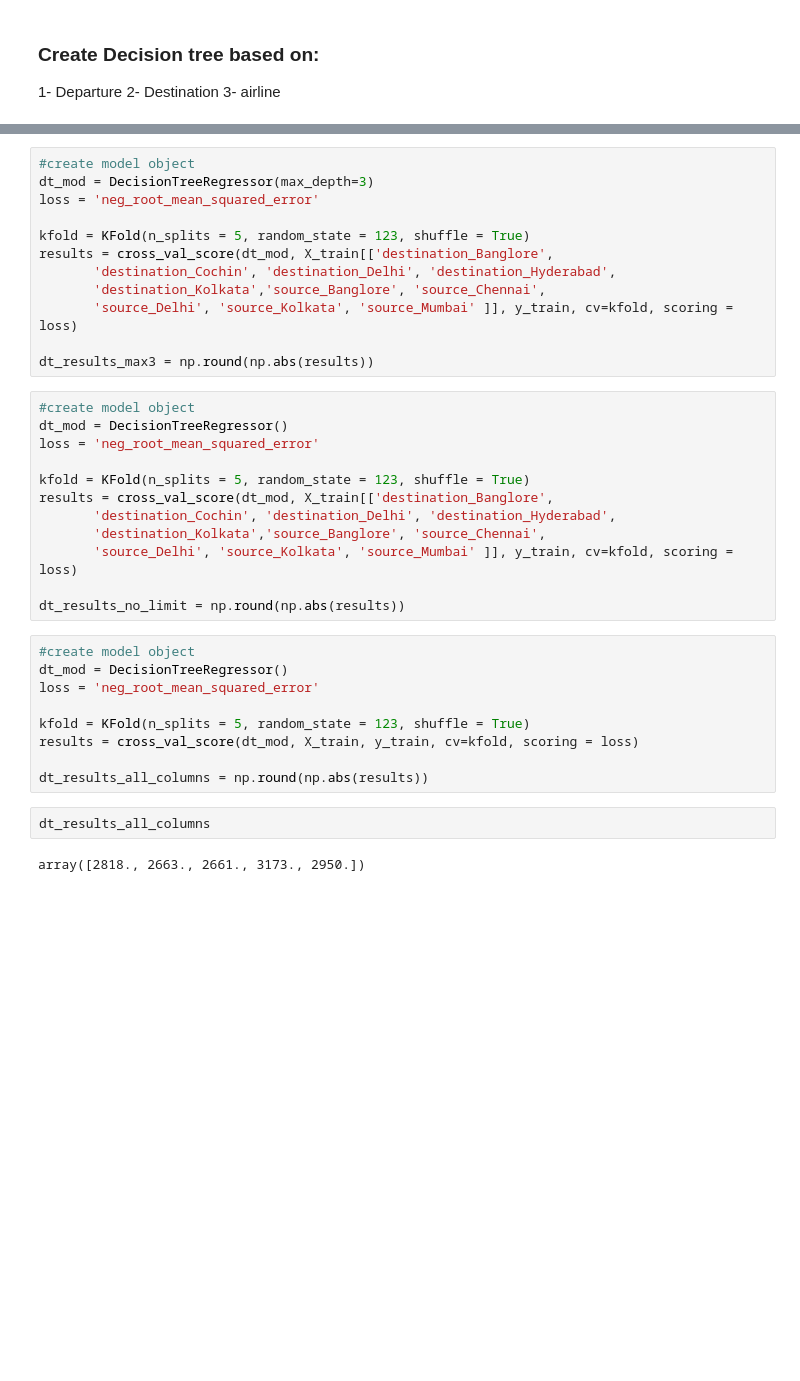
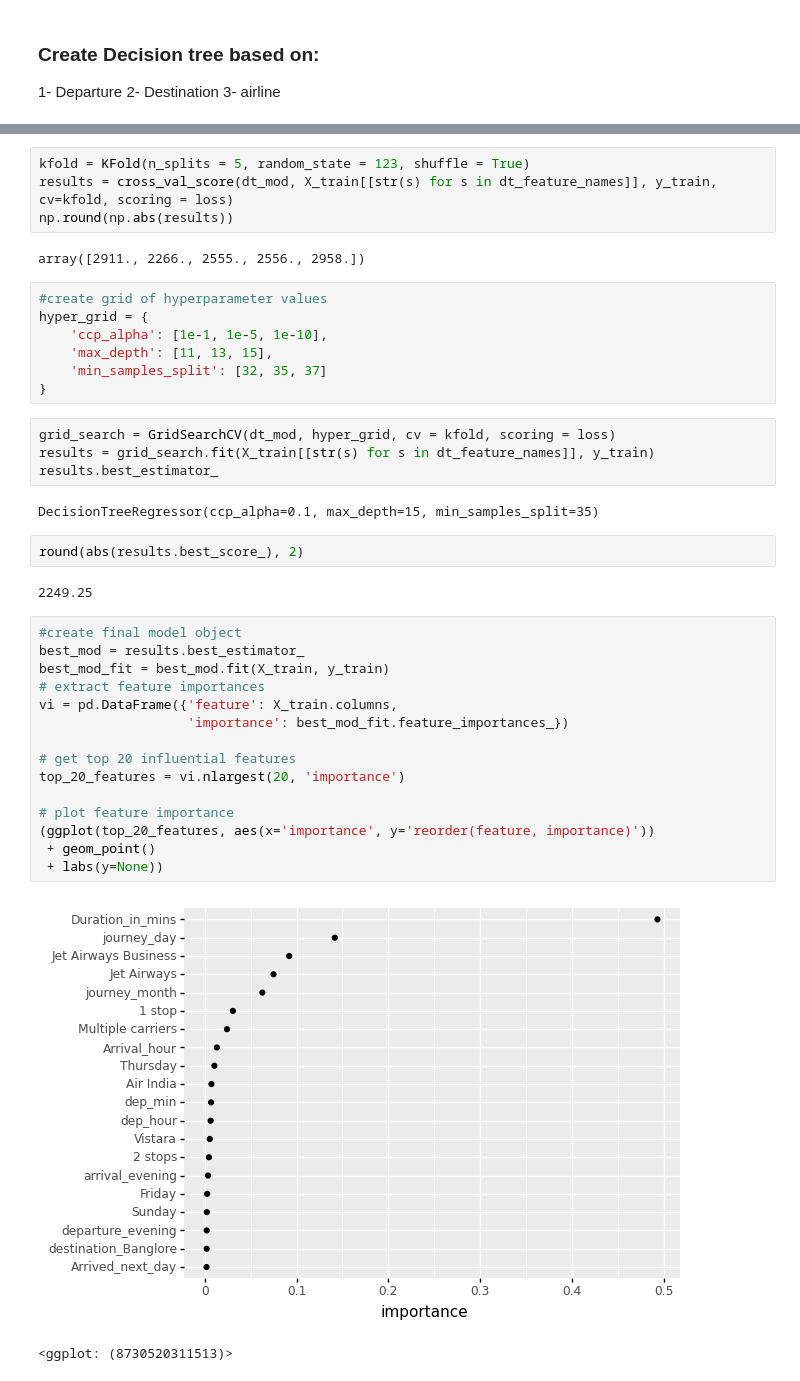
Before and after one commit to HendKordy/flights_analysis, a Jupyter notebook: decision_tree/decesion_tree.ipynb, the cells around one changed output, grey strips where cells are left out. Drawn from its saved outputs; the diff is of its cells as text; blank space fills up the shorter version.

```diff
--- a/decision_tree/decesion_tree.ipynb
+++ b/decision_tree/decesion_tree.ipynb
@@ -98,37 +170,41 @@ tree.plot_tree(dt_fit, feature_names = ['destination_Banglore',
 # %%
-#create model object
-dt_mod = DecisionTreeRegressor(max_depth=3)
-loss = 'neg_root_mean_squared_error'
-
 kfold = KFold(n_splits = 5, random_state = 123, shuffle = True)
-results = cross_val_score(dt_mod, X_train[['destination_Banglore',
-       'destination_Cochin', 'destination_Delhi', 'destination_Hyderabad',
-       'destination_Kolkata','source_Banglore', 'source_Chennai',
-       'source_Delhi', 'source_Kolkata', 'source_Mumbai' ]], y_train, cv=kfold, scoring = loss)
-
-dt_results_max3 = np.round(np.abs(results))
+results = cross_val_score(dt_mod, X_train[[str(s) for s in dt_feature_names]], y_train, cv=kfold, scoring = loss)
+np.round(np.abs(results))
+# %% [output]
+array([2911., 2266., 2555., 2556., 2958.])
-# %%
-#create model object
-dt_mod = DecisionTreeRegressor()
-loss = 'neg_root_mean_squared_error'
-
-kfold = KFold(n_splits = 5, random_state = 123, shuffle = True)
-results = cross_val_score(dt_mod, X_train[['destination_Banglore',
-       'destination_Cochin', 'destination_Delhi', 'destination_Hyderabad',
-       'destination_Kolkata','source_Banglore', 'source_Chennai',
-       'source_Delhi', 'source_Kolkata', 'source_Mumbai' ]], y_train, cv=kfold, scoring = loss)
-
-dt_results_no_limit = np.round(np.abs(results))
-# %%
-#create model object
-dt_mod = DecisionTreeRegressor()
-loss = 'neg_root_mean_squared_error'
-
-kfold = KFold(n_splits = 5, random_state = 123, shuffle = True)
-results = cross_val_score(dt_mod, X_train, y_train, cv=kfold, scoring = loss)
-
-dt_results_all_columns = np.round(np.abs(results))
-# %%
-dt_results_all_columns
-# %% [output]
-array([2818., 2663., 2661., 3173., 2950.])
+# %%
+#create grid of hyperparameter values
+hyper_grid = {
+    'ccp_alpha': [1e-1, 1e-5, 1e-10],
+    'max_depth': [11, 13, 15],
+    'min_samples_split': [32, 35, 37]
+}
+# %%
+grid_search = GridSearchCV(dt_mod, hyper_grid, cv = kfold, scoring = loss)
+results = grid_search.fit(X_train[[str(s) for s in dt_feature_names]], y_train)
+results.best_estimator_
+# %% [output]
+DecisionTreeRegressor(ccp_alpha=0.1, max_depth=15, min_samples_split=35)
+# %%
+round(abs(results.best_score_), 2)
+# %% [output]
+2249.25
+# %%
+#create final model object
+best_mod = results.best_estimator_
+best_mod_fit = best_mod.fit(X_train, y_train)
+# extract feature importances
+vi = pd.DataFrame({'feature': X_train.columns,
+                   'importance': best_mod_fit.feature_importances_})
+
+# get top 20 influential features
+top_20_features = vi.nlargest(20, 'importance')
+
+# plot feature importance
+(ggplot(top_20_features, aes(x='importance', y='reorder(feature, importance)'))
+ + geom_point()
+ + labs(y=None))
+# %% [output]
+[figure, added]
+<ggplot: (8730520311513)>
```
Also changed, not shown: parts of 18 cells of this notebook, 1 other file.
